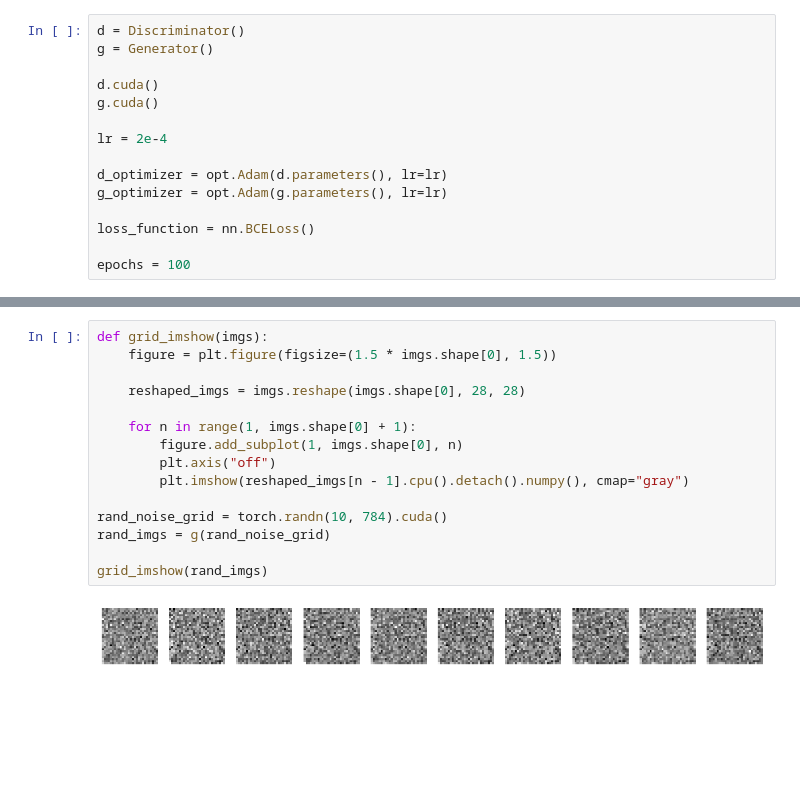
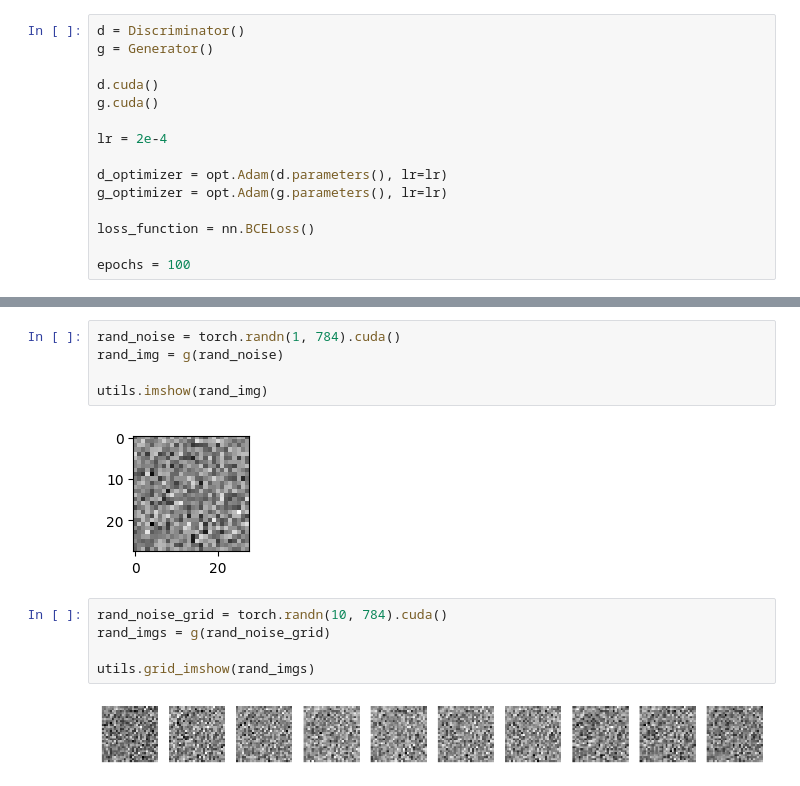
Before and after one commit to PARKCHEOLHEE-lab/gan-exer, a Jupyter notebook: mnistGAN/mnist.ipynb, the cells around one changed output, grey strips where cells are left out. Cells and saved outputs as stored; diff of their text form; blank space fills up the shorter version.

Commit message:
utils

```diff
--- a/mnistGAN/mnist.ipynb
+++ b/mnistGAN/mnist.ipynb
@@ -122,20 +109,17 @@ imshow(rand_img)
-# %%
-def grid_imshow(imgs):
-    figure = plt.figure(figsize=(1.5 * imgs.shape[0], 1.5))
-
-    reshaped_imgs = imgs.reshape(imgs.shape[0], 28, 28)
-
-    for n in range(1, imgs.shape[0] + 1):
-        figure.add_subplot(1, imgs.shape[0], n)
-        plt.axis("off")
-        plt.imshow(reshaped_imgs[n - 1].cpu().detach().numpy(), cmap="gray")
-
-rand_noise_grid = torch.randn(10, 784).cuda()
-rand_imgs = g(rand_noise_grid)
-
-grid_imshow(rand_imgs)
-# %% [output]
-[figure, removed]
+# %%
+rand_noise = torch.randn(1, 784).cuda()
+rand_img = g(rand_noise)
+
+utils.imshow(rand_img)
+# %% [output]
+[figure, added]
+# %%
+rand_noise_grid = torch.randn(10, 784).cuda()
+rand_imgs = g(rand_noise_grid)
+
+utils.grid_imshow(rand_imgs)
+# %% [output]
+[figure, added]
 # %%
 torch.manual_seed(777)
 
```
Also changed, not shown: parts of 4 cells of this notebook.
